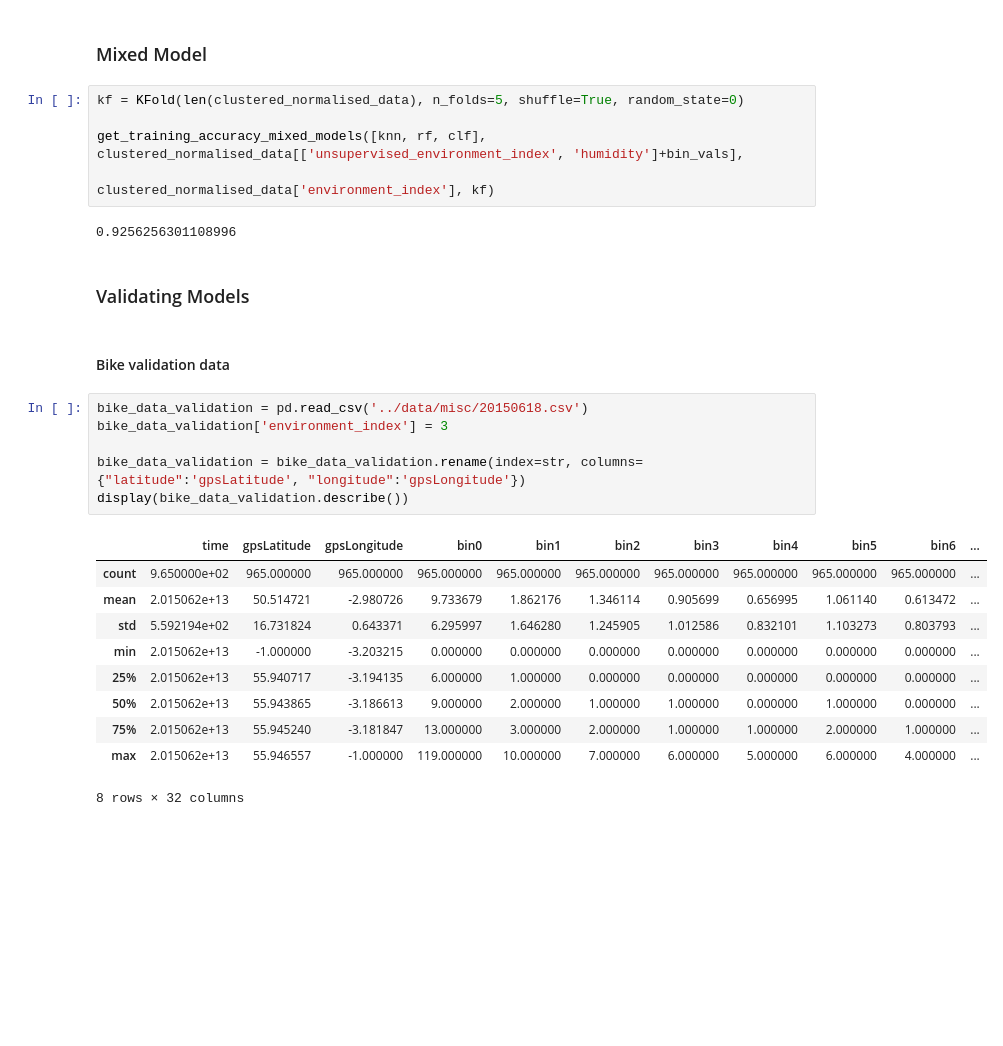
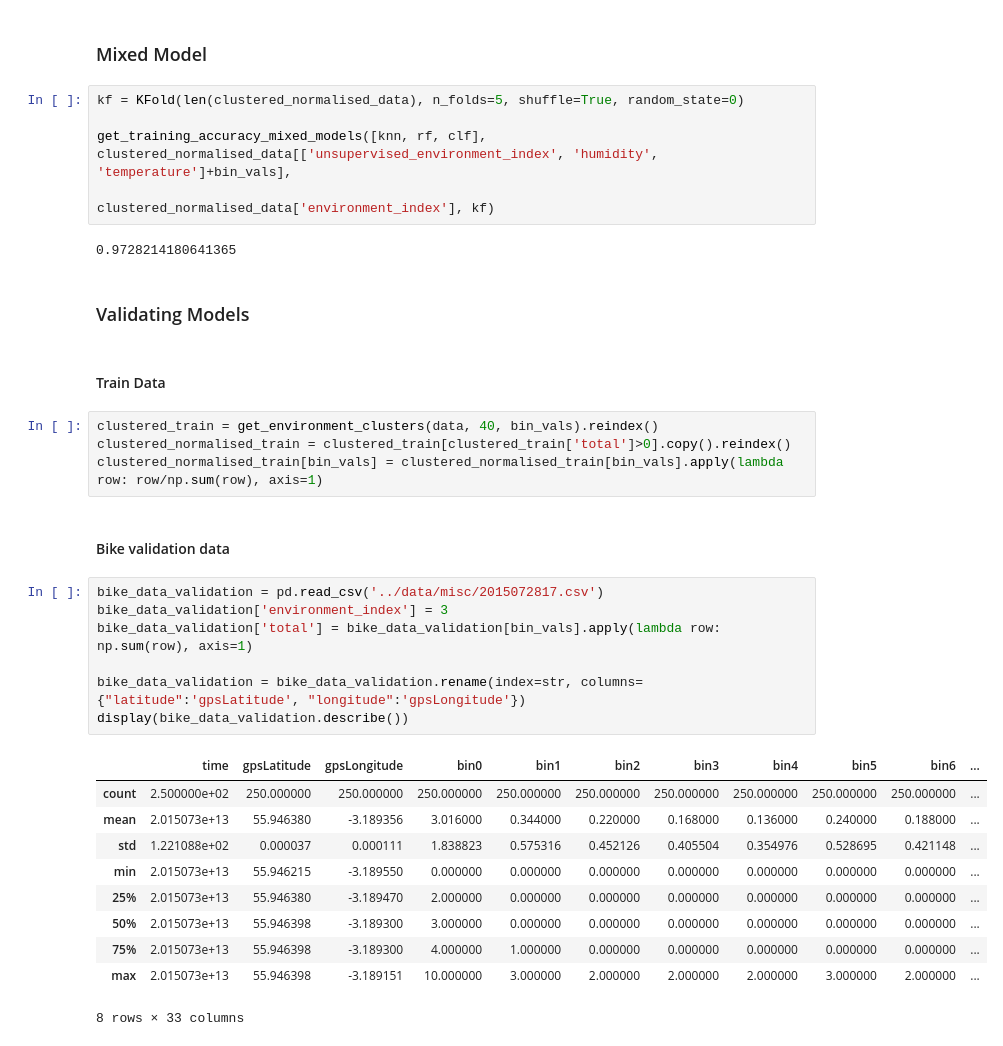
Before and after one commit to MihaiVisu/HonoursProject, a Jupyter notebook: notebooks/mixed_final_model.ipynb, the cells around one changed output. Cells and saved outputs as stored; diff of their text form; blank space fills up the shorter version.

```diff
--- a/notebooks/mixed_final_model.ipynb
+++ b/notebooks/mixed_final_model.ipynb
@@ -260,29 +512,36 @@ Accuracy: 0.849734513274
 # %%
 kf = KFold(len(clustered_normalised_data), n_folds=5, shuffle=True, random_state=0)
 
-get_training_accuracy_mixed_models([knn, rf, clf], clustered_normalised_data[['unsupervised_environment_index', 'humidity']+bin_vals],
+get_training_accuracy_mixed_models([knn, rf, clf], clustered_normalised_data[['unsupervised_environment_index', 'humidity', 'temperature']+bin_vals],
                                                           clustered_normalised_data['environment_index'], kf)
 # %% [output]
-0.9256256301108996
+0.9728214180641365
 # %% [markdown]
 ### Validating Models
+# %% [markdown]
+#### Train Data
+# %%
+clustered_train = get_environment_clusters(data, 40, bin_vals).reindex()
+clustered_normalised_train = clustered_train[clustered_train['total']>0].copy().reindex()
+clustered_normalised_train[bin_vals] = clustered_normalised_train[bin_vals].apply(lambda row: row/np.sum(row), axis=1)
 # %% [markdown]
 #### Bike validation data
 # %%
-bike_data_validation = pd.read_csv('../data/misc/20150618.csv')
+bike_data_validation = pd.read_csv('../data/misc/2015072817.csv')
 bike_data_validation['environment_index'] = 3
+bike_data_validation['total'] = bike_data_validation[bin_vals].apply(lambda row: np.sum(row), axis=1)
 
 bike_data_validation = bike_data_validation.rename(index=str, columns={"latitude":'gpsLatitude', "longitude":'gpsLongitude'})
 display(bike_data_validation.describe())
 # %% [output]
 |  | time | gpsLatitude | gpsLongitude | bin0 | bin1 | bin2 | bin3 | bin4 | bin5 | bin6 | ... |
-| count | 9.650000e+02 | 965.000000 | 965.000000 | 965.000000 | 965.000000 | 965.000000 | 965.000000 | 965.000000 | 965.000000 | 965.000000 | ... |
-| mean | 2.015062e+13 | 50.514721 | -2.980726 | 9.733679 | 1.862176 | 1.346114 | 0.905699 | 0.656995 | 1.061140 | 0.613472 | ... |
-| std | 5.592194e+02 | 16.731824 | 0.643371 | 6.295997 | 1.646280 | 1.245905 | 1.012586 | 0.832101 | 1.103273 | 0.803793 | ... |
-| min | 2.015062e+13 | -1.000000 | -3.203215 | 0.000000 | 0.000000 | 0.000000 | 0.000000 | 0.000000 | 0.000000 | 0.000000 | ... |
-| 25% | 2.015062e+13 | 55.940717 | -3.194135 | 6.000000 | 1.000000 | 0.000000 | 0.000000 | 0.000000 | 0.000000 | 0.000000 | ... |
-| 50% | 2.015062e+13 | 55.943865 | -3.186613 | 9.000000 | 2.000000 | 1.000000 | 1.000000 | 0.000000 | 1.000000 | 0.000000 | ... |
-| 75% | 2.015062e+13 | 55.945240 | -3.181847 | 13.000000 | 3.000000 | 2.000000 | 1.000000 | 1.000000 | 2.000000 | 1.000000 | ... |
-| max | 2.015062e+13 | 55.946557 | -1.000000 | 119.000000 | 10.000000 | 7.000000 | 6.000000 | 5.000000 | 6.000000 | 4.000000 | ... |
+| count | 2.500000e+02 | 250.000000 | 250.000000 | 250.000000 | 250.000000 | 250.000000 | 250.000000 | 250.000000 | 250.000000 | 250.000000 | ... |
+| mean | 2.015073e+13 | 55.946380 | -3.189356 | 3.016000 | 0.344000 | 0.220000 | 0.168000 | 0.136000 | 0.240000 | 0.188000 | ... |
+| std | 1.221088e+02 | 0.000037 | 0.000111 | 1.838823 | 0.575316 | 0.452126 | 0.405504 | 0.354976 | 0.528695 | 0.421148 | ... |
+| min | 2.015073e+13 | 55.946215 | -3.189550 | 0.000000 | 0.000000 | 0.000000 | 0.000000 | 0.000000 | 0.000000 | 0.000000 | ... |
+| 25% | 2.015073e+13 | 55.946380 | -3.189470 | 2.000000 | 0.000000 | 0.000000 | 0.000000 | 0.000000 | 0.000000 | 0.000000 | ... |
+| 50% | 2.015073e+13 | 55.946398 | -3.189300 | 3.000000 | 0.000000 | 0.000000 | 0.000000 | 0.000000 | 0.000000 | 0.000000 | ... |
+| 75% | 2.015073e+13 | 55.946398 | -3.189300 | 4.000000 | 1.000000 | 0.000000 | 0.000000 | 0.000000 | 0.000000 | 0.000000 | ... |
+| max | 2.015073e+13 | 55.946398 | -3.189151 | 10.000000 | 3.000000 | 2.000000 | 2.000000 | 2.000000 | 3.000000 | 2.000000 | ... |
-8 rows × 32 columns
+8 rows × 33 columns
 # %%
```
Also changed, not shown: parts of 49 cells of this notebook, 1 other file.
